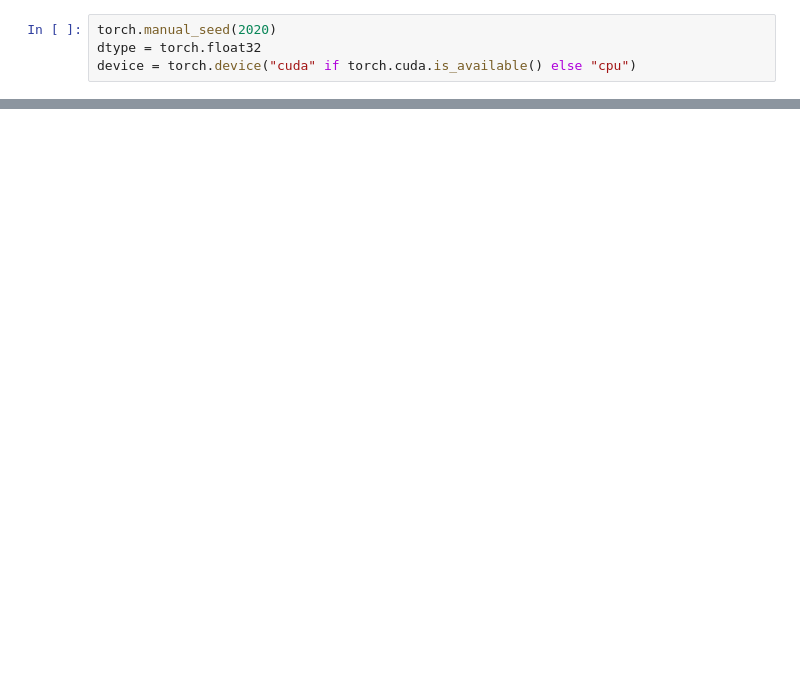
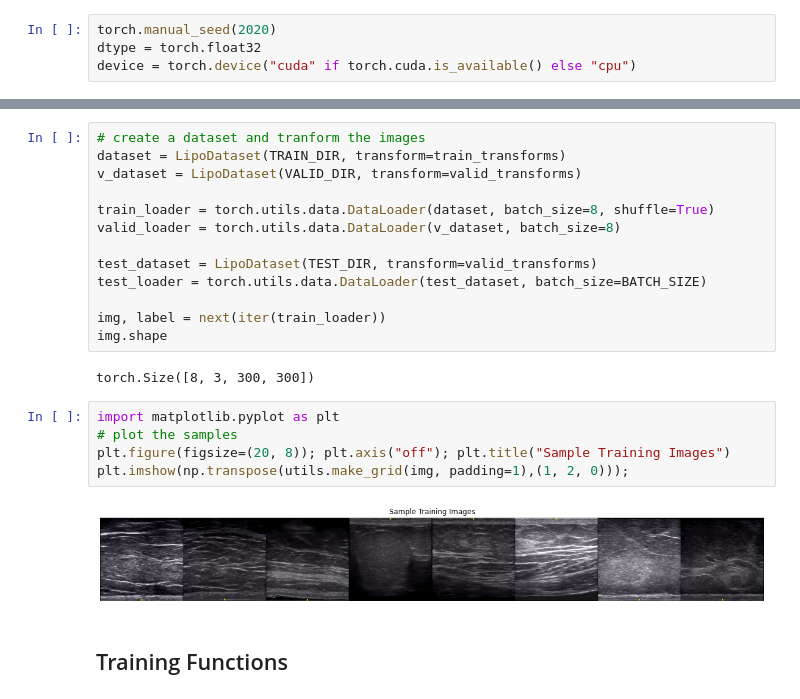
Before and after one commit to larahabashy/capstone-diabetes, a Jupyter notebook: notebooks/vgg-model-ax.ipynb, the cells around one changed output, grey strips where cells are left out. Drawn from its saved outputs; the diff is of its cells as text; blank space fills up the shorter version.

```diff
--- a/notebooks/vgg-model-ax.ipynb
+++ b/notebooks/vgg-model-ax.ipynb
@@ -75,0 +163,24 @@ valid_loader = torch.utils.data.DataLoader(valid_dataset, batch_size=BATCH_SIZE,
+# %%
+# create a dataset and tranform the images
+dataset = LipoDataset(TRAIN_DIR, transform=train_transforms)
+v_dataset = LipoDataset(VALID_DIR, transform=valid_transforms)
+
+train_loader = torch.utils.data.DataLoader(dataset, batch_size=8, shuffle=True)
+valid_loader = torch.utils.data.DataLoader(v_dataset, batch_size=8)
+
+test_dataset = LipoDataset(TEST_DIR, transform=valid_transforms)
+test_loader = torch.utils.data.DataLoader(test_dataset, batch_size=BATCH_SIZE)
+
+img, label = next(iter(train_loader))
+img.shape
+# %% [output]
+torch.Size([8, 3, 300, 300])
+# %%
+import matplotlib.pyplot as plt
+# plot the samples
+plt.figure(figsize=(20, 8)); plt.axis("off"); plt.title("Sample Training Images")
+plt.imshow(np.transpose(utils.make_grid(img, padding=1),(1, 2, 0)));
+# %% [output]
+[figure, added]
+# %% [markdown]
+## Training Functions
```
Also changed, not shown: parts of 41 cells of this notebook, 4 other files.
